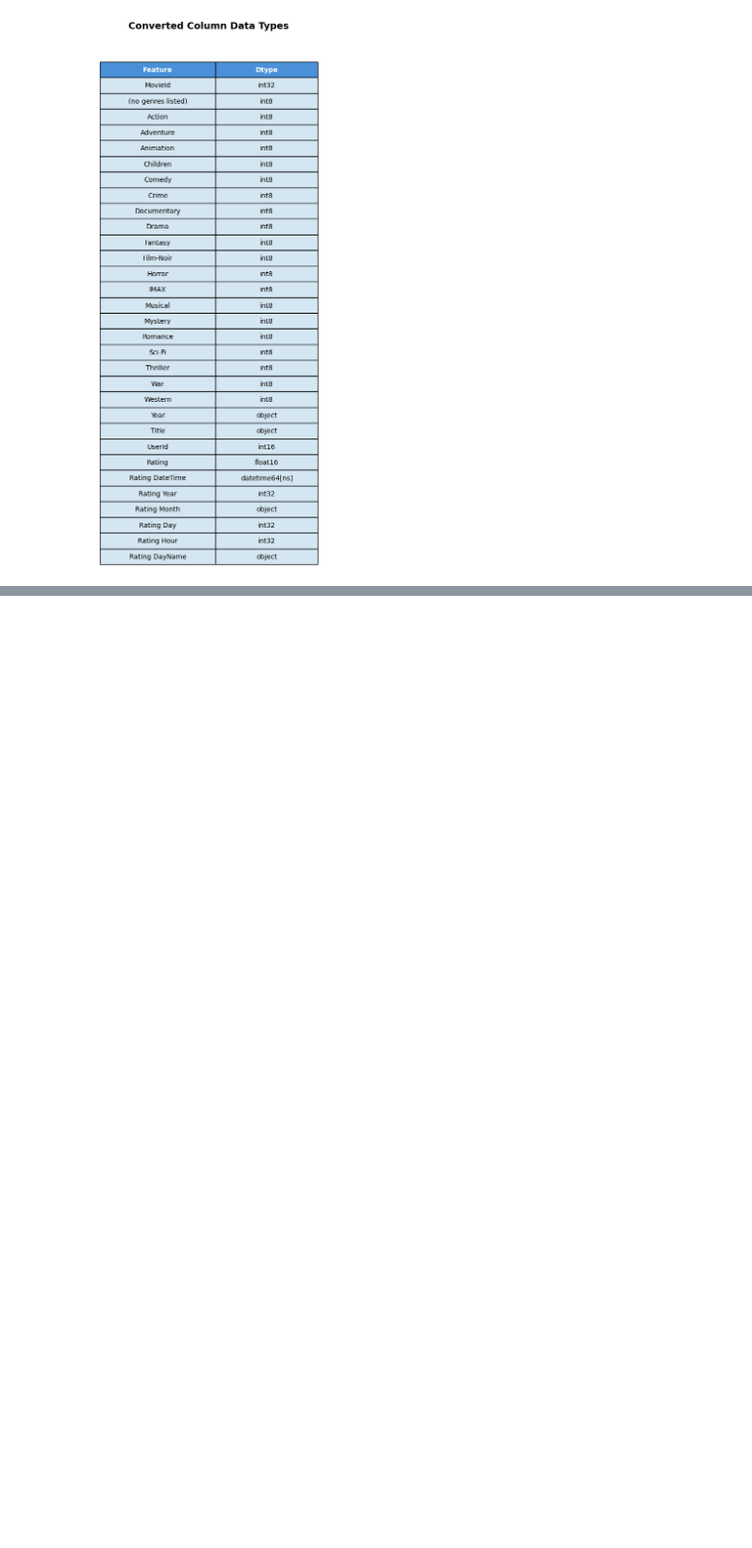
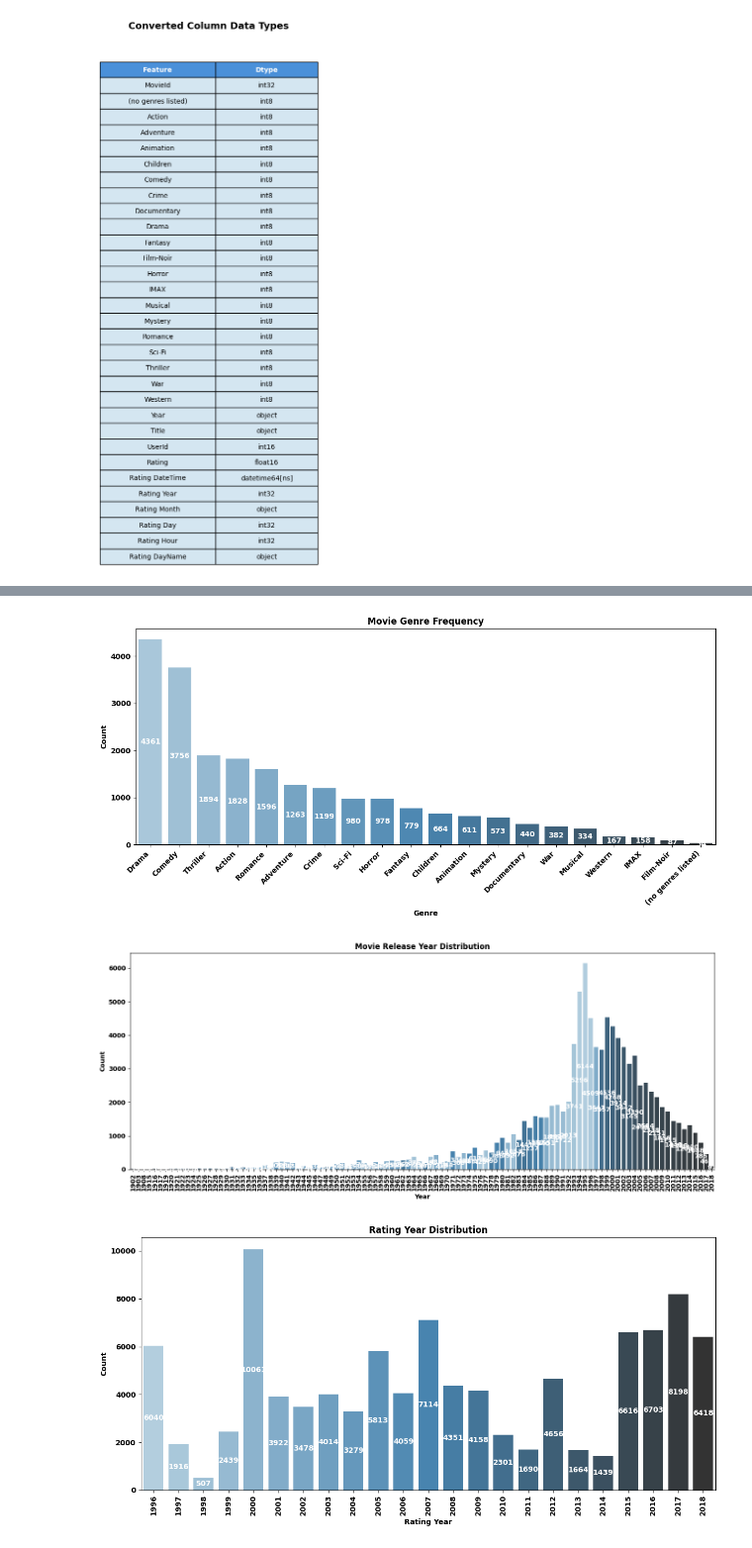
Before and after one commit to juanbucz/FullStackAcademyAICourse, a Jupyter notebook: Incremental Capstones/Capstone 8/Incremental Capstone 8 - Movies - Recommendation Systems.ipynb, the cells around one changed output, grey strips where cells are left out. Shown at 99% size. Saved outputs shown, nothing was run; the diff lists cells and outputs as text; code cells hidden in the pictures; blank space fills up the shorter version.

```diff
--- a/Incremental Capstones/Capstone 8/Incremental Capstone 8 - Movies - Recommendation Systems.ipynb
+++ b/Incremental Capstones/Capstone 8/Incremental Capstone 8 - Movies - Recommendation Systems.ipynb
@@ -602,0 +622,75 @@ Converted Data Columns
+# %%
+def DisplayBarPlot(df_Target, x_axis, y_axis, plot_title):
+    # Plot
+    plt.figure(figsize=(12, 6))
+    ax = sns.barplot(x=x_axis,
+                     y=y_axis,
+                     data=df_Target,
+                     hue=x_axis,
+                     palette='Blues_d',
+                     legend=False)
+
+    # Bold title and axis labels
+    plt.title(plot_title, fontweight='bold')
+    plt.xlabel('Genre', fontweight='bold')
+    plt.ylabel('Count', fontweight='bold')
+
+    # Bold tick labels
+    plt.xticks(rotation=45, ha='right', fontweight='bold')
+    plt.yticks(fontweight='bold')
+
+    # Add white count labels inside bars
+    for container in ax.containers:
+        ax.bar_label(container, color='white', fontweight='bold', label_type='center', fmt='%.0f')
+
+    plt.tight_layout()
+    plt.show()
+
+def DisplayCountPlot(df_Target, x_axis, order, plot_title, fig_size, displayLabels=True):
+
+    plt.figure(figsize=fig_size)
+    ax = sns.countplot(x=x_axis,
+                       data=df_Target,
+                       order=order,
+                       hue=x_axis,
+                       palette='Blues_d',
+                       legend=False)
+
+    plt.title(plot_title, fontweight='bold')
+    plt.xlabel(x_axis, fontweight='bold')
+    plt.ylabel('Count', fontweight='bold')
+    plt.xticks(rotation=90, fontweight='bold')
+    plt.yticks(fontweight='bold')
+
+    # Skip bar labels for Year (too many bars)
+    if displayLabels == True:
+        for container in ax.containers:
+            ax.bar_label(container, color='white', fontweight='bold', label_type='center')
+
+    plt.tight_layout()
+    plt.show()
+
+# Sort by count descending
+df_Genres = df_Genres.sort_values('count', ascending=False)
+DisplayBarPlot(df_Genres, 'genre', 'count', 'Movie Genre Frequency')
+
+# Year (Movie Release Year)
+yearOrder = df_Merged['Year'].value_counts().index.sort_values()
+DisplayCountPlot(df_Merged, 'Year', yearOrder, 'Movie Release Year Distribution', (14,6))
+
+# Rating Year
+ratingYearOrder = sorted(df_Merged['Rating Year'].unique())
+DisplayCountPlot(df_Merged, 'Rating Year', ratingYearOrder, 'Rating Year Distribution', (12,6))
+
+# Rating Month
+monthOrder = ['January', 'February', 'March', 'April', 'May', 'June',
+               'July', 'August', 'September', 'October', 'November', 'December']
+DisplayCountPlot(df_Merged, 'Rating Month', monthOrder, 'Rating Month Distribution', (12,6))
+
+# Rating DayName
+dayOrder = ['Monday', 'Tuesday', 'Wednesday', 'Thursday', 'Friday', 'Saturday', 'Sunday']
+DisplayCountPlot(df_Merged, 'Rating DayName', dayOrder, 'Rating DayName Distribution', (10,6))
+# %% [output]
+[figure, added]
+[figure, added]
+[figure, added]
```
Also changed, not shown: parts of 16 cells of this notebook, 1 other file.
